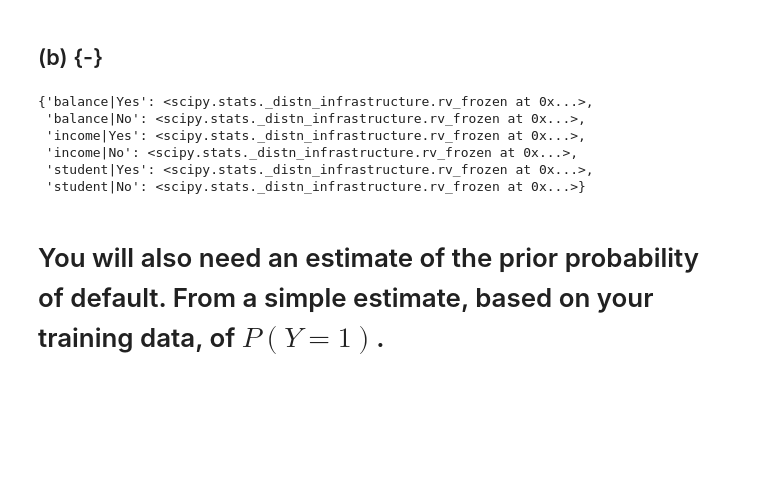
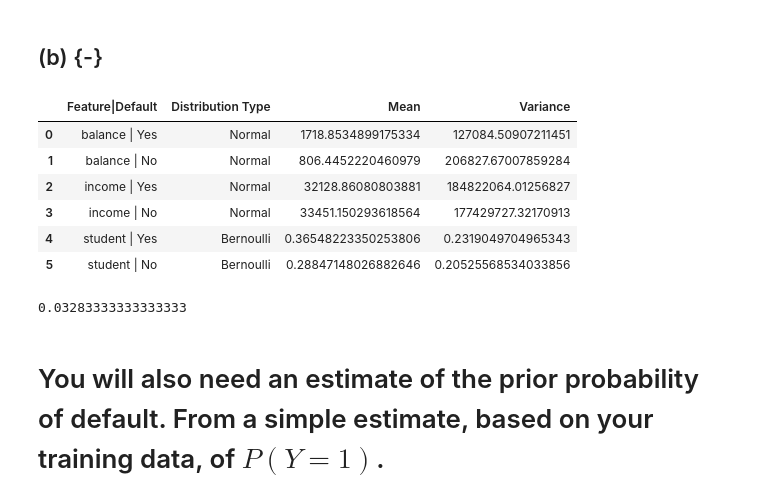
Before and after one commit to beginnerSC/mscf_hw_spring, a Jupyter notebook: ML II/2/Homework #2.ipynb, the cells around one changed output. Drawn from its saved outputs; the diff is of its cells as text; code cells hidden in the pictures; blank space fills up the shorter version.

```diff
--- a/ML II/2/Homework #2.ipynb
+++ b/ML II/2/Homework #2.ipynb
@@ -232,24 +232,35 @@ plt.show()
 ## (b) {-}
 # %%
 from scipy.stats import norm, bernoulli
+from pandas import DataFrame
 
 dist = {}
 for feature in ['balance', 'income']:
     for default in ['Yes', 'No']:
         params = norm.fit(X_train[y_train==default][feature])
-        dist[feature + '|' + default] = norm(*params)
+        dist[feature + ' | ' + default] = norm(*params)
 
-dist['student|Yes'] = bernoulli(sum(X_train[y_train=='Yes']['student']=='Yes')/len(X_train[y_train=='Yes']))
-dist['student|No'] = bernoulli(sum(X_train[y_train=='No']['student']=='Yes')/len(X_train[y_train=='No']))
+dist['student | Yes'] = bernoulli(sum(X_train[y_train=='Yes']['student']=='Yes')/len(X_train[y_train=='Yes']))
+dist['student | No'] = bernoulli(sum(X_train[y_train=='No']['student']=='Yes')/len(X_train[y_train=='No']))
 
-dist
+df = DataFrame([(k, None, *d.stats()) for k, d in dist.items()], columns=['Feature|Default', 'Distribution Type', 'Mean', 'Variance'])
+df['Distribution Type'] = ['Normal', 'Normal', 'Normal', 'Normal', 'Bernoulli', 'Bernoulli']
+df
 # %% [output]
-{'balance|Yes': <scipy.stats._distn_infrastructure.rv_frozen at 0x...>,
- 'balance|No': <scipy.stats._distn_infrastructure.rv_frozen at 0x...>,
- 'income|Yes': <scipy.stats._distn_infrastructure.rv_frozen at 0x...>,
- 'income|No': <scipy.stats._distn_infrastructure.rv_frozen at 0x...>,
- 'student|Yes': <scipy.stats._distn_infrastructure.rv_frozen at 0x...>,
- 'student|No': <scipy.stats._distn_infrastructure.rv_frozen at 0x...>}
+|  | Feature|Default | Distribution Type | Mean | Variance |
+| 0 | balance | Yes | Normal | 1718.8534899175334 | 127084.50907211451 |
+| 1 | balance | No | Normal | 806.4452220460979 | 206827.67007859284 |
+| 2 | income | Yes | Normal | 32128.86080803881 | 184822064.01256827 |
+| 3 | income | No | Normal | 33451.150293618564 | 177429727.32170913 |
+| 4 | student | Yes | Bernoulli | 0.36548223350253806 | 0.2319049704965343 |
+| 5 | student | No | Bernoulli | 0.28847148026882646 | 0.20525568534033856 |
+# %%
+# prior probability of default
+
+prior = sum(y_train=='Yes')/len(y_train)
+prior
+# %% [output]
+0.03283333333333333
 # %% [markdown]
 # You will also need an estimate of the prior probability of default. From a simple estimate, based on your training data, of $P(Y=1)$.
 # %% [markdown]
```
